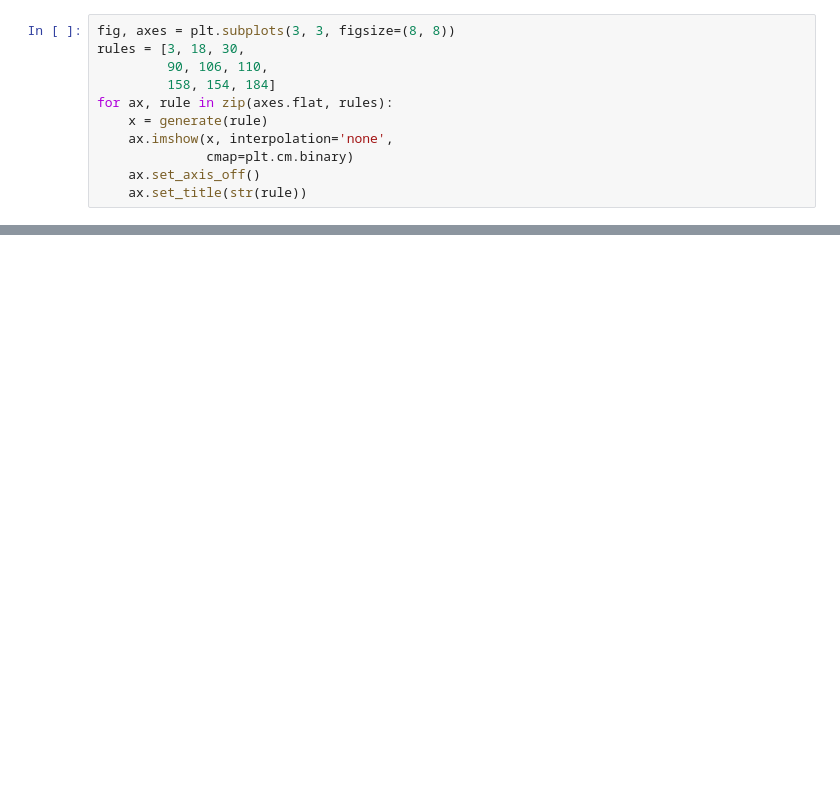
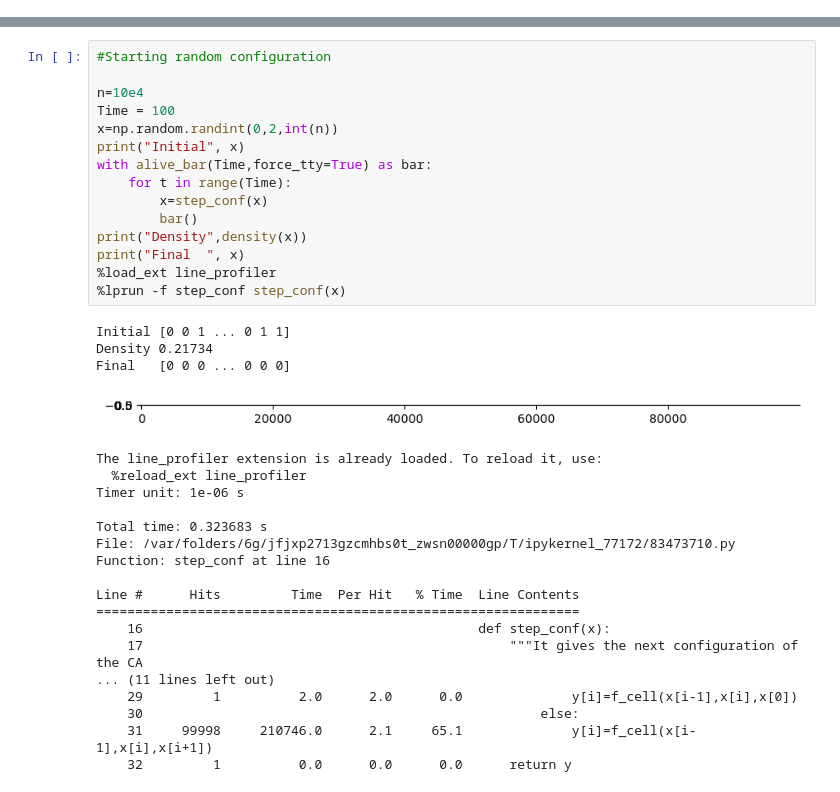
Before and after one commit to AlexsashaV4/Complex_Systems, a Jupyter notebook: Project1_CA/CA.ipynb, the cells around one changed output, grey strips where cells are left out. Drawn from its saved outputs; the diff is of its cells as text; blank space fills up the shorter version.

```diff
--- a/Project1_CA/CA.ipynb
+++ b/Project1_CA/CA.ipynb
@@ -34,11 +4,0 @@ def generate(rule, size=100, steps=100):
-# %%
-fig, axes = plt.subplots(3, 3, figsize=(8, 8))
-rules = [3, 18, 30,
-         90, 106, 110,
-         158, 154, 184]
-for ax, rule in zip(axes.flat, rules):
-    x = generate(rule)
-    ax.imshow(x, interpolation='none',
-              cmap=plt.cm.binary)
-    ax.set_axis_off()
-    ax.set_title(str(rule))
@@ -44,0 +57,37 @@ for ax, rule in zip(axes.flat, rules):
+# %%
+#Starting random configuration
+
+n=10e4
+Time = 100
+x=np.random.randint(0,2,int(n))
+print("Initial", x)
+with alive_bar(Time,force_tty=True) as bar:
+    for t in range(Time):
+        x=step_conf(x)
+        bar()
+print("Density",density(x))
+print("Final  ", x)
+%load_ext line_profiler
+%lprun -f step_conf step_conf(x)
+# %% [output]
+Initial [0 0 1 ... 0 1 1]
+Density 0.21734
+Final   [0 0 0 ... 0 0 0]
+[figure, added]
+The line_profiler extension is already loaded. To reload it, use:
+  %reload_ext line_profiler
+Timer unit: 1e-06 s
+
+Total time: 0.323683 s
+File: /var/folders/6g/jfjxp2713gzcmhbs0t_zwsn00000gp/T/ipykernel_77172/83473710.py
+Function: step_conf at line 16
+
+Line #      Hits         Time  Per Hit   % Time  Line Contents
+==============================================================
+    16                                           def step_conf(x):
+    17                                               """It gives the next configuration of the CA
+... (11 lines left out)
+    29         1          2.0      2.0      0.0              y[i]=f_cell(x[i-1],x[i],x[0])
+    30                                                   else:
+    31     99998     210746.0      2.1     65.1              y[i]=f_cell(x[i-1],x[i],x[i+1])
+    32         1          0.0      0.0      0.0      return y
```
Also changed, not shown: parts of 6 cells of this notebook.
